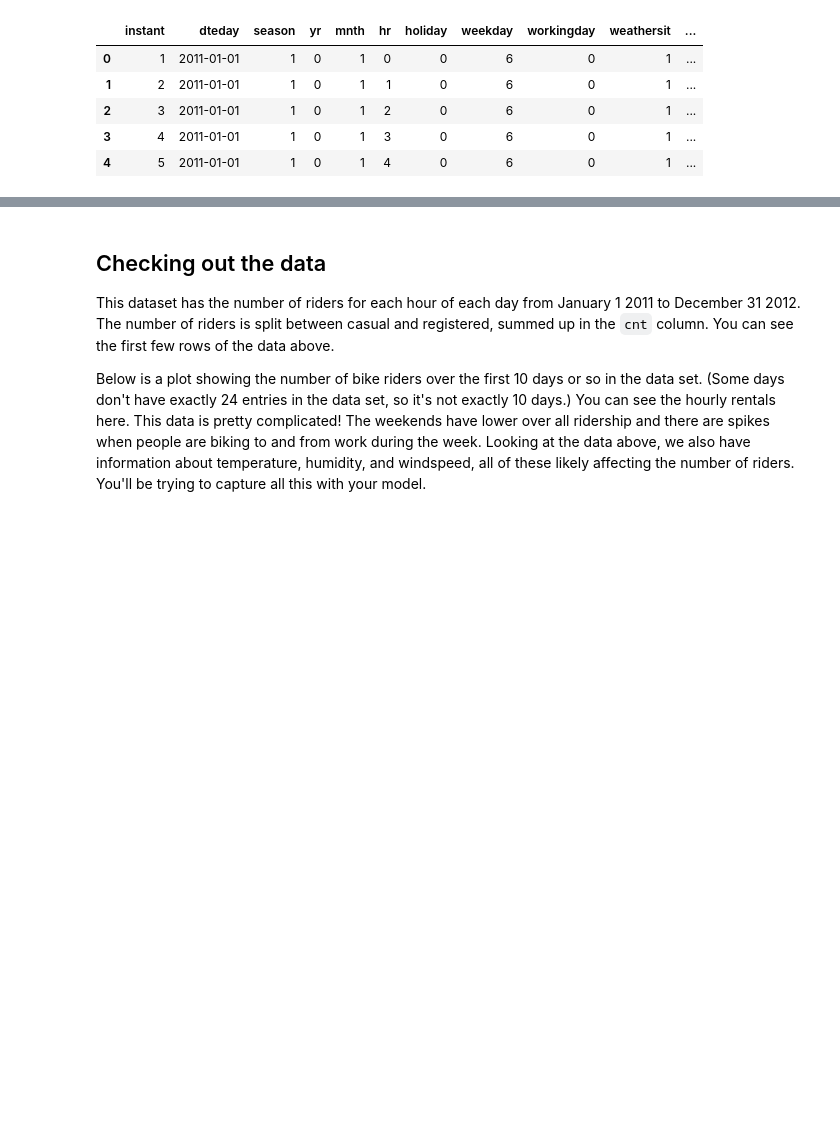
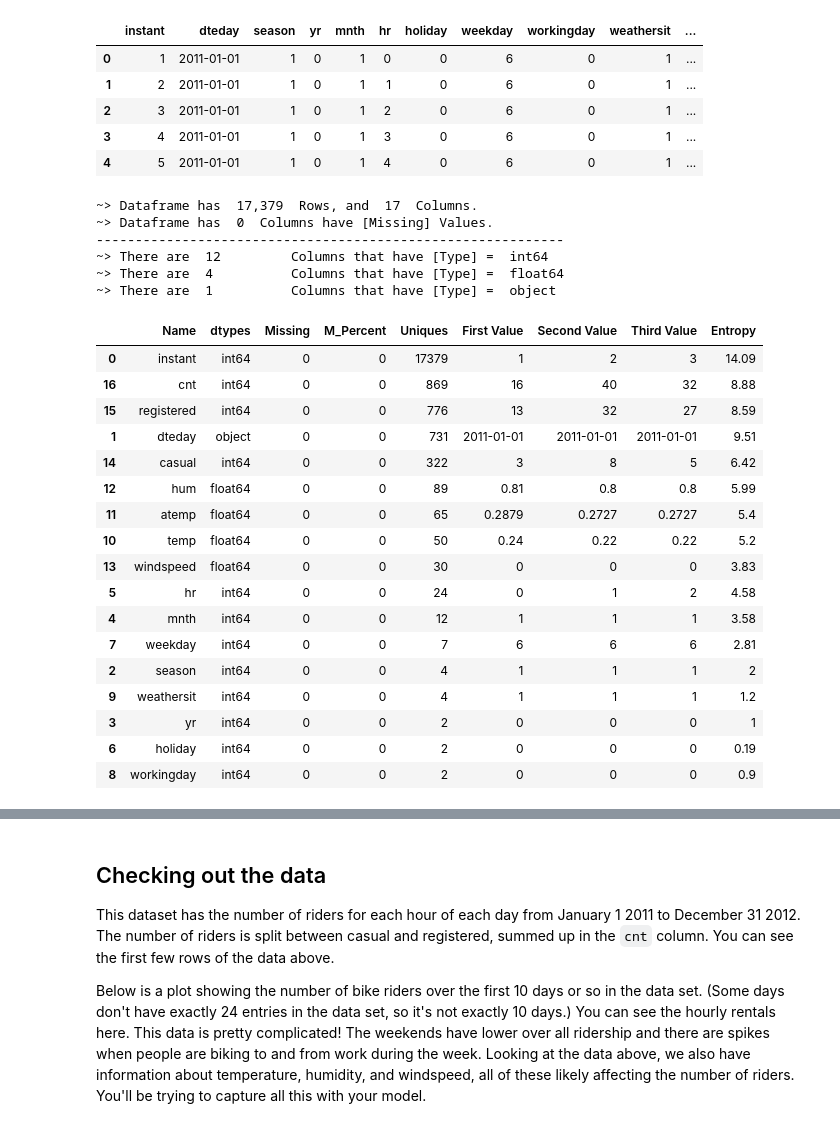
Before and after one commit to MosaabMuhammed/DLND, a Jupyter notebook: first-neural-network/Your_first_neural_network.ipynb, the cells around one changed output, grey strips where cells are left out. Drawn from its saved outputs; the diff is of its cells as text; code cells hidden in the pictures; blank space fills up the shorter version.

Commit message:
Your First Neural Network

```diff
--- a/first-neural-network/Your_first_neural_network.ipynb
+++ b/first-neural-network/Your_first_neural_network.ipynb
@@ -35,3 +37,30 @@ rides.head()
 | 2 | 3 | 2011-01-01 | 1 | 0 | 1 | 2 | 0 | 6 | 0 | 1 | ... |
 | 3 | 4 | 2011-01-01 | 1 | 0 | 1 | 3 | 0 | 6 | 0 | 1 | ... |
 | 4 | 5 | 2011-01-01 | 1 | 0 | 1 | 4 | 0 | 6 | 0 | 1 | ... |
+# %%
+summary(rides, 'Uniques')
+# %% [output]
+~> Dataframe has  17,379  Rows, and  17  Columns.
+~> Dataframe has  0  Columns have [Missing] Values.
+------------------------------------------------------------
+~> There are  12         Columns that have [Type] =  int64
+~> There are  4          Columns that have [Type] =  float64
+~> There are  1          Columns that have [Type] =  object
+|  | Name | dtypes | Missing | M_Percent | Uniques | First Value | Second Value | Third Value | Entropy |
+| 0 | instant | int64 | 0 | 0 | 17379 | 1 | 2 | 3 | 14.09 |
+| 16 | cnt | int64 | 0 | 0 | 869 | 16 | 40 | 32 | 8.88 |
+| 15 | registered | int64 | 0 | 0 | 776 | 13 | 32 | 27 | 8.59 |
+| 1 | dteday | object | 0 | 0 | 731 | 2011-01-01 | 2011-01-01 | 2011-01-01 | 9.51 |
+| 14 | casual | int64 | 0 | 0 | 322 | 3 | 8 | 5 | 6.42 |
+| 12 | hum | float64 | 0 | 0 | 89 | 0.81 | 0.8 | 0.8 | 5.99 |
+| 11 | atemp | float64 | 0 | 0 | 65 | 0.2879 | 0.2727 | 0.2727 | 5.4 |
+| 10 | temp | float64 | 0 | 0 | 50 | 0.24 | 0.22 | 0.22 | 5.2 |
+| 13 | windspeed | float64 | 0 | 0 | 30 | 0 | 0 | 0 | 3.83 |
+| 5 | hr | int64 | 0 | 0 | 24 | 0 | 1 | 2 | 4.58 |
+| 4 | mnth | int64 | 0 | 0 | 12 | 1 | 1 | 1 | 3.58 |
+| 7 | weekday | int64 | 0 | 0 | 7 | 6 | 6 | 6 | 2.81 |
+| 2 | season | int64 | 0 | 0 | 4 | 1 | 1 | 1 | 2 |
+| 9 | weathersit | int64 | 0 | 0 | 4 | 1 | 1 | 1 | 1.2 |
+| 3 | yr | int64 | 0 | 0 | 2 | 0 | 0 | 0 | 1 |
+| 6 | holiday | int64 | 0 | 0 | 2 | 0 | 0 | 0 | 0.19 |
+| 8 | workingday | int64 | 0 | 0 | 2 | 0 | 0 | 0 | 0.9 |
```
Also changed, not shown: parts of 12 cells of this notebook, 1 other file.
